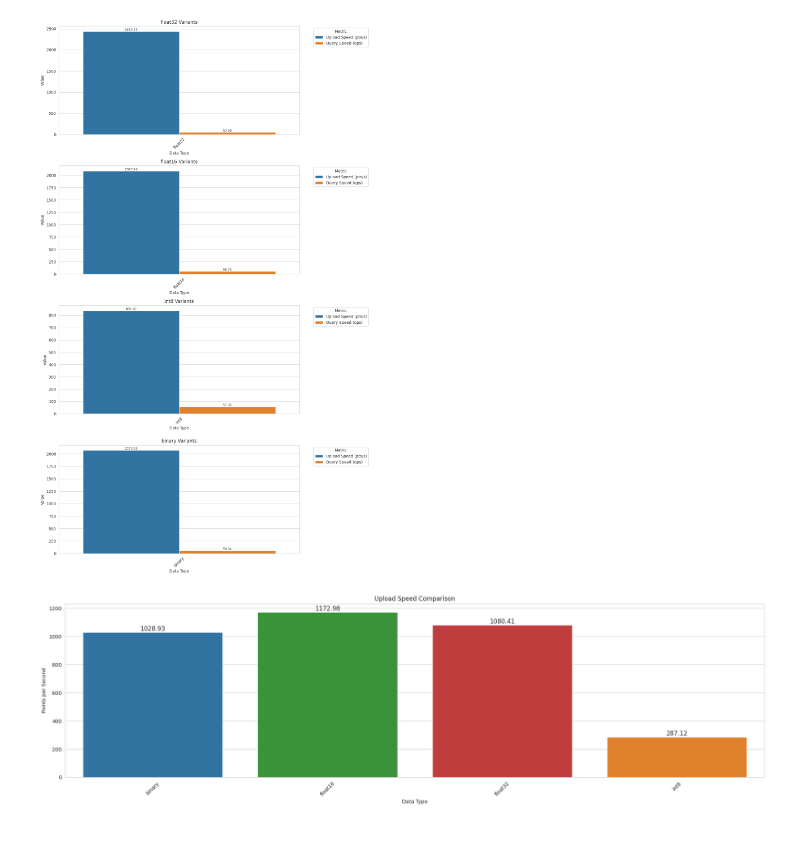
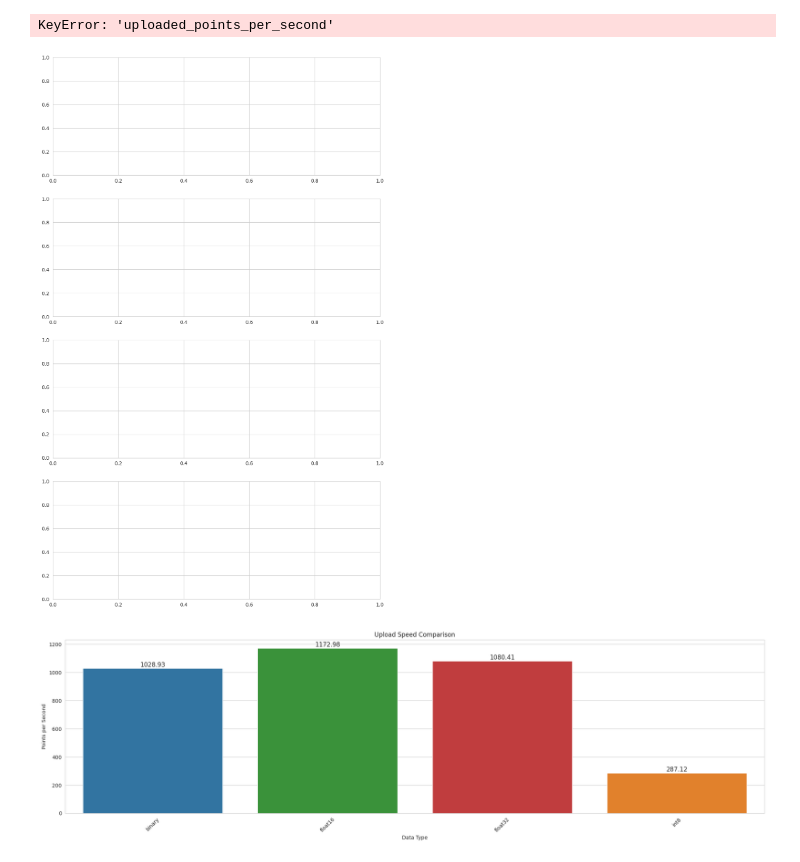
Before and after one commit to Napuh/embedding-compression-bench, a Jupyter notebook: plot/plot_results.ipynb, the cells around one changed output. Cells and saved outputs as stored; diff of their text form; code cells hidden in the pictures.

Commit message:
updated plots

```diff
--- a/plot/plot_results.ipynb
+++ b/plot/plot_results.ipynb
@@ -139,38 +139,39 @@ for idx, (base_type, files) in enumerate(dtype_groups.items()):
         dtypes.extend([dtype] * 2)
         metrics.extend(['Upload Speed (pts/s)', 'Query Speed (qps)'])
         values.extend([
-            data['points_per_second'],
+            data['uploaded_points_per_second'],
             data['queries_per_second']
         ])
 
     df = pd.DataFrame({
         'dtype': dtypes,
         'metric': metrics,
         'value': values
     })
 
     # Create subplot
     sns.set_style("whitegrid")
     ax = axes[idx]
     sns.barplot(data=df, x='dtype', y='value', hue='metric',
                 order=sorted(df['dtype'].unique()), ax=ax)
 
     ax.set_title(f'{base_type} Variants')
     ax.set_xlabel('Data Type')
     ax.set_ylabel('Value')
     ax.tick_params(axis='x', rotation=45)
 
     # Add legend
     ax.legend(title='Metric', bbox_to_anchor=(1.05, 1), loc='upper left')
 
     # Add value labels
     for container in ax.containers:
         ax.bar_label(container, fmt='%.2f', fontsize=8)
 
 plt.tight_layout()
 plt.show()
 # %% [output]
+KeyError: 'uploaded_points_per_second'
-[figure, old version]
+[figure, new version]
 # %%
 # Get all result files from the Qdrant experiment directory
 results_dir = Path('../results/qdrant/BAAI/bge-small-en-v1.5')
```
Also changed, not shown: parts of 4 cells of this notebook.
